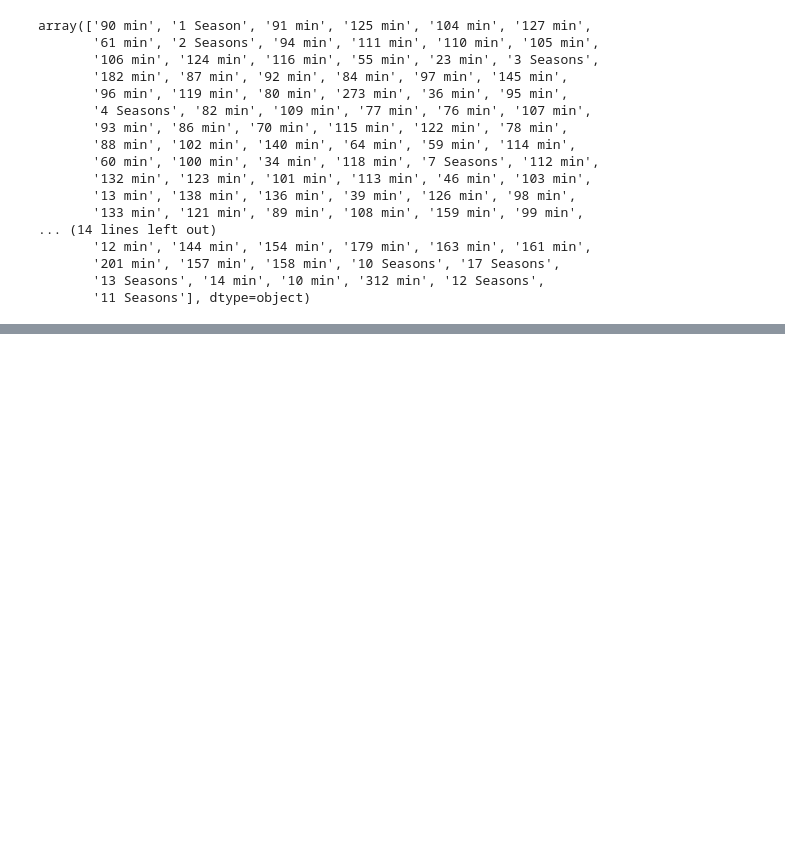
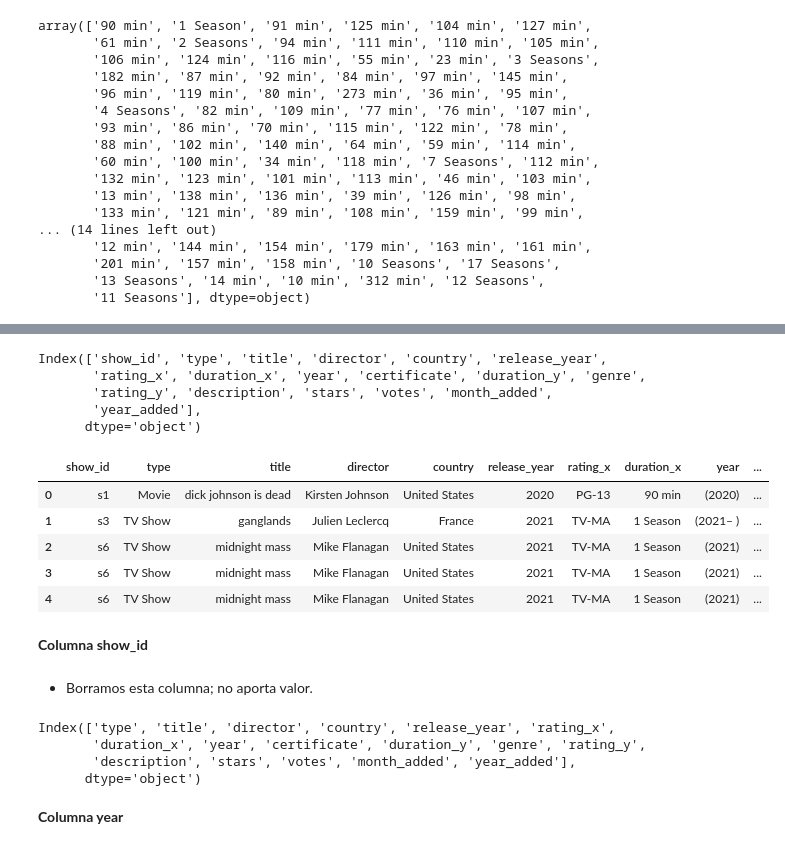
Before and after one commit to Maleni86/Modulo-4_Proyecto-Tableau_Maria_Maleni, a Jupyter notebook: exploracion_limpieza.ipynb, the cells around one changed output, grey strips where cells are left out. Drawn from its saved outputs; the diff is of its cells as text; code cells hidden in the pictures; blank space fills up the shorter version.

```diff
--- a/exploracion_limpieza.ipynb
+++ b/exploracion_limpieza.ipynb
@@ -10,7 +10,7 @@
 import pandas as pd
 # %%
 
-df = pd.read_csv("n_movies.csv")
+df = pd.read_csv("files/n_movies.csv")
 # %%
 # Pedir opinion: mantener index_col=0 para dejar el titulo como indice?
 
@@ -131,7 +131,7 @@ df.head()
 # %% [markdown]
 ## Lectura del archivo principal (netflix1):
 # %%
-df3 = pd.read_csv("netflix1.csv")
+df3 = pd.read_csv("files/netflix1.csv")
 # %%
 df3.head()
 # %% [output]
@@ -361,0 +384,8 @@ array(['90 min', '1 Season', '91 min', '125 min', '104 min', '127 min',
+# %%
+# Creamos una columna llamada "genre" donde irán los géneros de la columna "listed_in" (el primer elemento en el caso de salir varias categorías)
+
+df_final['genre'] = df_final['listed_in'].str.split(',').str[0].str.strip()
+
+# .str.split(','): divide la cadena por comas → genera una lista de categorías.
+# .str[0]: selecciona el primer elemento de esa lista.
+# .str.strip(): elimina espacios en blanco al inicio o final de la cadena.
@@ -361,0 +406,25 @@ array(['90 min', '1 Season', '91 min', '125 min', '104 min', '127 min',
+# %%
+# Borramos la columna listed_in que ya no nos sirve
+df_final.drop(columns=['listed_in'], inplace=True)
+# %%
+# Comprobación de que la columna listed_in se ha borrado correctamente
+df_final.columns
+# %% [output]
+Index(['show_id', 'type', 'title', 'director', 'country', 'release_year',
+       'rating_x', 'duration_x', 'year', 'certificate', 'duration_y', 'genre',
+       'rating_y', 'description', 'stars', 'votes', 'month_added',
+       'year_added'],
+      dtype='object')
+# %%
+df_final.head()
+# %% [output]
+|  | show_id | type | title | director | country | release_year | rating_x | duration_x | year | ... |
+| 0 | s1 | Movie | dick johnson is dead | Kirsten Johnson | United States | 2020 | PG-13 | 90 min | (2020) | ... |
+| 1 | s3 | TV Show | ganglands | Julien Leclercq | France | 2021 | TV-MA | 1 Season | (2021– ) | ... |
+| 2 | s6 | TV Show | midnight mass | Mike Flanagan | United States | 2021 | TV-MA | 1 Season | (2021) | ... |
+| 3 | s6 | TV Show | midnight mass | Mike Flanagan | United States | 2021 | TV-MA | 1 Season | (2021) | ... |
+| 4 | s6 | TV Show | midnight mass | Mike Flanagan | United States | 2021 | TV-MA | 1 Season | (2021) | ... |
+# %% [markdown]
+**Columna show_id**
+# %% [markdown]
+- Borramos esta columna; no aporta valor.
@@ -361,0 +433,10 @@ array(['90 min', '1 Season', '91 min', '125 min', '104 min', '127 min',
+# %%
+# Comprobación de que la columna show_id se ha borrado correctamente
+df_final.columns
+# %% [output]
+Index(['type', 'title', 'director', 'country', 'release_year', 'rating_x',
+       'duration_x', 'year', 'certificate', 'duration_y', 'genre', 'rating_y',
+       'description', 'stars', 'votes', 'month_added', 'year_added'],
+      dtype='object')
+# %% [markdown]
+**Columna year**
```
Also changed, not shown: parts of 25 cells of this notebook, 1 other file.
